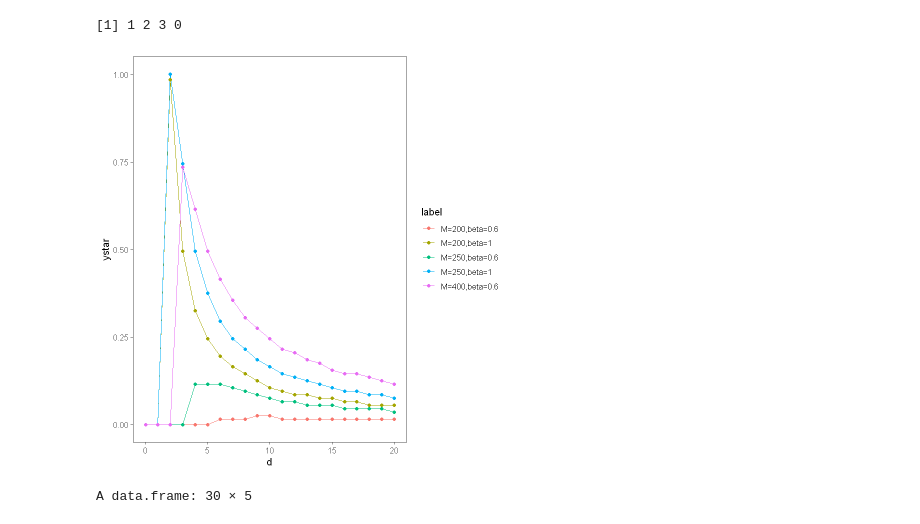
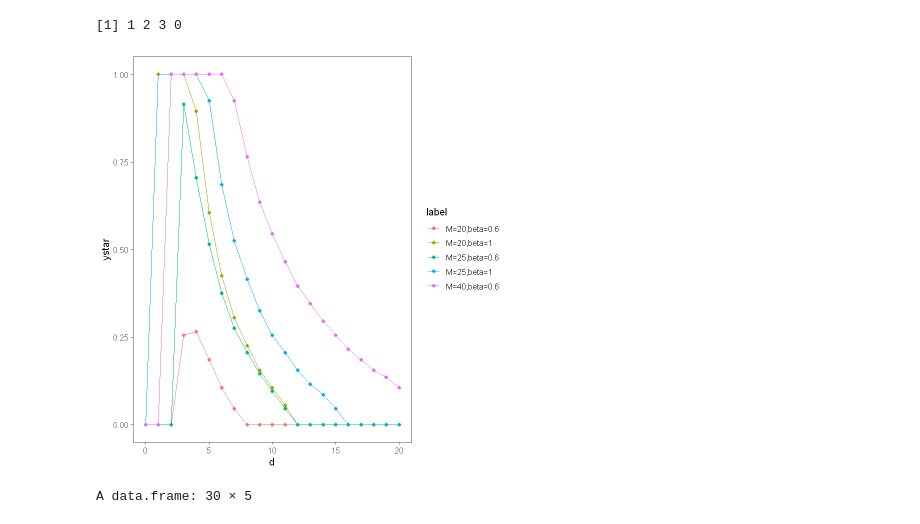
Before and after one commit to Social-Network-Reseach-Team/paper-replicate-HuHuNai, a Jupyter notebook: 8.9.ipynb, the cells around one changed output. Saved outputs shown, nothing was run; the diff lists cells and outputs as text; code cells hidden in the pictures.

```diff
--- a/8.9.ipynb
+++ b/8.9.ipynb
@@ -209,12 +217,12 @@ for(i in 1:6){
 
   ystars<-c()
 
-  for (M in seq(0,1000,10)){
+  for (M in seq(0,50,1)){
     temp<-ystar_collect(M,beta,d)
     ystars<-c(ystars,temp)
   }
 
-  data<-data.frame(beta=rep(beta,length(ystars)),d=rep(d,length(ystars)),M=seq(0,1000,10),ystar=ystars)
+  data<-data.frame(beta=rep(beta,length(ystars)),d=rep(d,length(ystars)),M=seq(0,50,1),ystar=ystars)
 
   result<-rbind(result,data)
 }
@@ -254,39 +240,3 @@ ggplot(df,aes(x=M,y=ystar,color=label))+
-# %%
-ystar_collect<-function(M,beta,d){
-
-    ystar = 0
-  y.<-c()
-
-  for(y in seq(0, 1, 0.01)){
-    temp<-duplicate_dynamic(y,M,beta,d,N=100,c=1)
-
-    # N: 个体数
-    # M: 资源 c(5,15,25)
-    # c: less effort的成本
-    # beta: 投入效用
-    # d: more effort的成本
-
-    y.<-c(y.,temp)
-  }
-
-  df <- data.frame(x = seq(0, 1, 0.01), y = y.) %>%
-    mutate(y1=c(y.[-1],1)) %>%
-    mutate(y0=y*y1)
-    df[is.na(df)] <- 0
-  #ystar<-ifelse(sum(df$x[df$y0<0])==0,0,df$x[df$y0<0]+0.005)
-  if(all(df$y<=0)){
-    ystar<-0
-  }else if(all(df$y>0)){
-    ystar<-1
-  }else{
-    ystar<-df$x[df$y0<0]+0.005
-  }
-  if(length(ystar) == 0){
-      ystar = 1
-  }
-
-  return(ystar)
-}
 # %%
 parameters<-data.frame(M=c(50,50,50,25,25,25),d=c(2,4,8,2,4,8))
 result<-data.frame()
@@ -323,33 +273,33 @@ c(c(1,2,3),numeric(1))
 # %% [output]
 [1] 1 2 3 0
 # %%
-parameters<-data.frame(M=c(200,250,200,200,250,400),beta=c(1,1,1,0.6,0.6,0.6))
+parameters<-data.frame(M=c(20,25,20,20,25,40),beta=c(1,1,1,0.6,0.6,0.6))
 result<-data.frame()
 for(i in 1:6){
   M<-parameters$M[i]
   beta<-parameters$beta[i]
 
   ystars<-c()
 
   for (d in seq(0,20,1)){
     temp<-ystar_collect(M,beta,d)
     ystars<-c(ystars,temp)
   }
 
   data<-data.frame(M=rep(M,length(ystars)),d=seq(0,20,1),beta=rep(beta,length(ystars)),ystar=ystars)
 
   result<-rbind(result,data)
 }
 #数据可视化
 df<-result %>%
   mutate(label=paste("M=",M,",","beta=",beta,sep=""))
 
 ggplot(df,aes(x=d,y=ystar,color=label))+
   geom_line()+
   geom_point()+
   theme_few()
 # %% [output]
-[figure, old version]
+[figure, new version]
 # %%
 df
 # %% [output]
```
Also changed, not shown: parts of 8 cells of this notebook.
